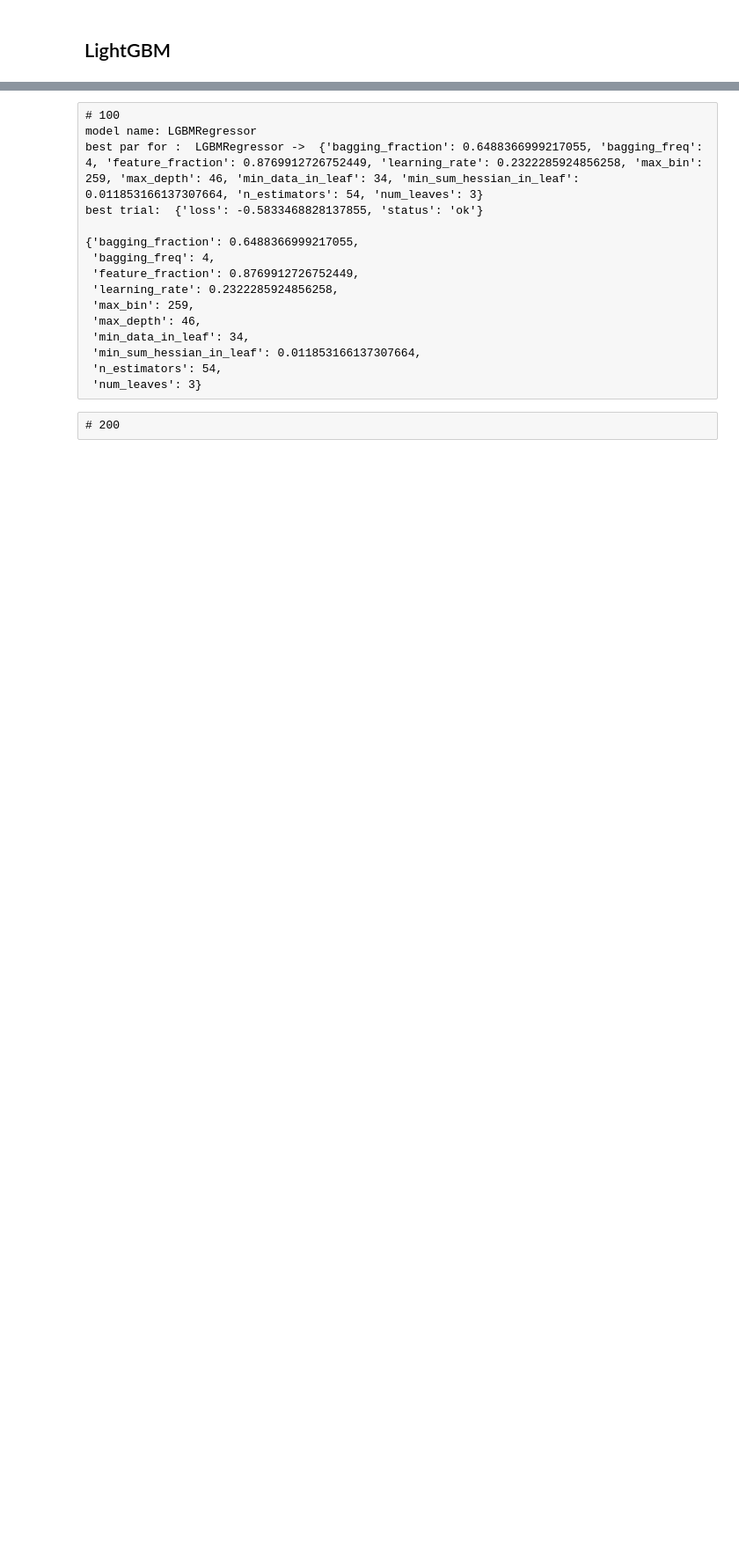
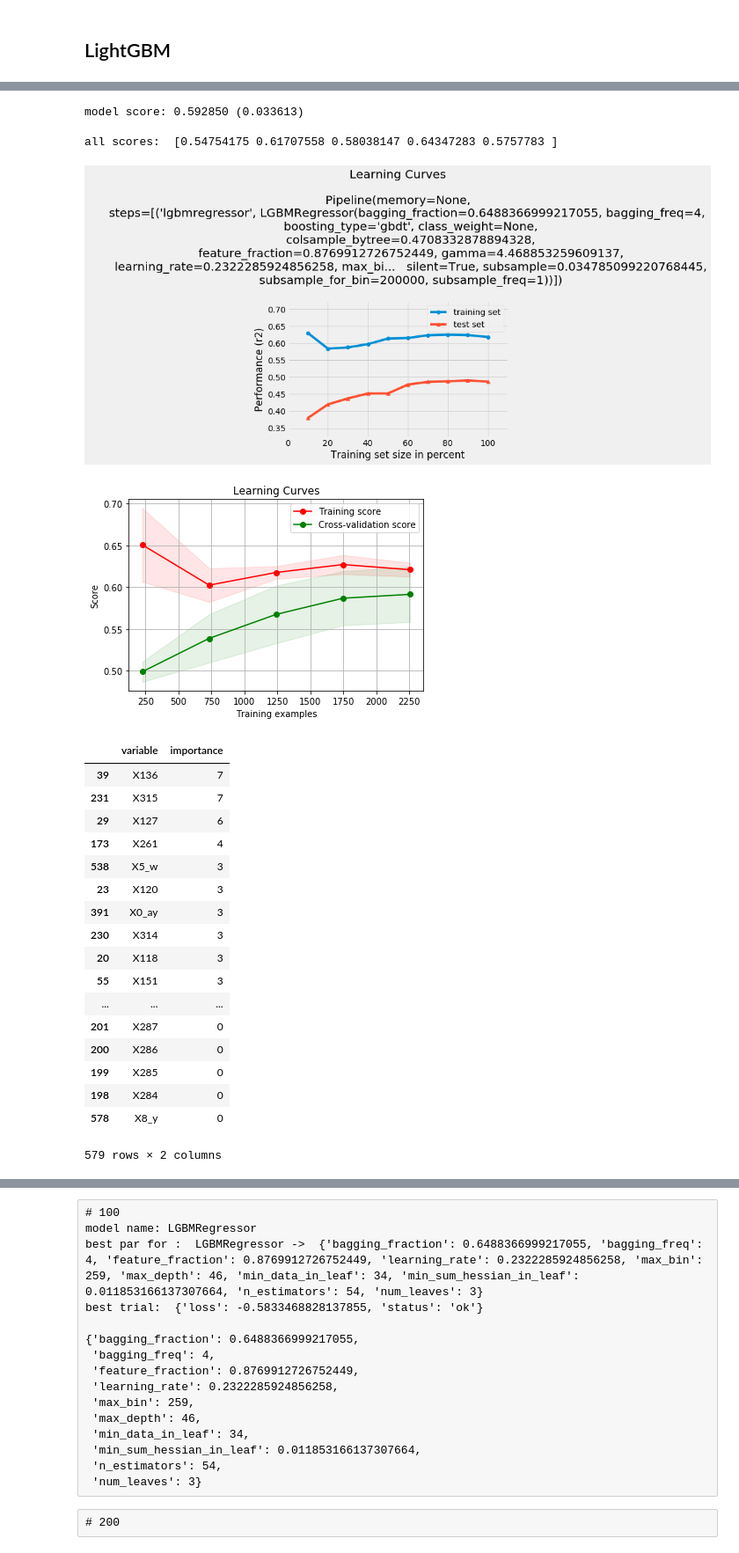
Before and after one commit to alancet/test, a Jupyter notebook: kaggle/mercedes/src/my_predict.ipynb, the cells around one changed output, grey strips where cells are left out. Shown at 88% size. Drawn from its saved outputs; the diff is of its cells as text; code cells hidden in the pictures; blank space fills up the shorter version.

```diff
--- a/kaggle/mercedes/src/my_predict.ipynb
+++ b/kaggle/mercedes/src/my_predict.ipynb
@@ -1171,3 +1262,7 @@ all scores:  [0.54579514 0.61518801 0.58498386 0.64061131 0.57671275]
 # %%
+
+elasticnet.steps[-1][1].set_params(**best_params)
+
+evalModelByCV(elasticnet, X_train, y_train)
 plot_my_learning_curves(X_train, y_train, X_test, y_test, elasticnet, scoring="r2", cv=5, n_jobs=3)
 # %% [output]
@@ -1475,14 +1761,0 @@ best trial:  {'loss': -0.6023748574971721, 'status': 'ok'}
-# %%
-# used 100 max_evalus score
-
-best_params = {'colsample_bytree': 0.1192618593492555,
- 'eta': 0.756822135765393,
- 'gamma': 1.432679217830253,
- 'learning_rate': 0.08320074957488563,
- 'max_depth': 19,
- 'max_features': 97,
- 'min_child_weight': 4.927146674129752,
- 'n_estimators': 89,
- 'reg_alpha': 0.12574087189399208,
- 'reg_lambda': 7.3412195185128395,
- 'subsample': 0.2571199085110316}
@@ -1536 +1837,38 @@ max_evals = 100
+# %%
+lgbmodel.steps[-1][1].set_params(**best_params)
+
+
+evalModelByCV(lgbmodel, X_train, y_train)
+
+
+plot_my_learning_curves(X_train, y_train, X_test, y_test, lgbmodel, scoring="r2", cv=5, n_jobs=3)
+
+# plot feature importance
+pd.concat((pd.DataFrame(X_train.columns, columns = ['variable']),
+           pd.DataFrame(lgbmodel.named_steps["lgbmregressor"].feature_importances_, columns = ['importance'])),
+          axis = 1).sort_values(by='importance', ascending = False)
+# %% [output]
+model score: 0.592850 (0.033613)
+
+all scores:  [0.54754175 0.61707558 0.58038147 0.64347283 0.5757783 ]
+[figure, added]
+[figure, added]
+|  | variable | importance |
+| 39 | X136 | 7 |
+| 231 | X315 | 7 |
+| 29 | X127 | 6 |
+| 173 | X261 | 4 |
+| 538 | X5_w | 3 |
+| 23 | X120 | 3 |
+| 391 | X0_ay | 3 |
+| 230 | X314 | 3 |
+| 20 | X118 | 3 |
+| 55 | X151 | 3 |
+| ... | ... | ... |
+| 201 | X287 | 0 |
+| 200 | X286 | 0 |
+| 199 | X285 | 0 |
+| 198 | X284 | 0 |
+| 578 | X8_y | 0 |
+579 rows × 2 columns
 # %% [raw]
```
Also changed, not shown: parts of 96 cells of this notebook.
